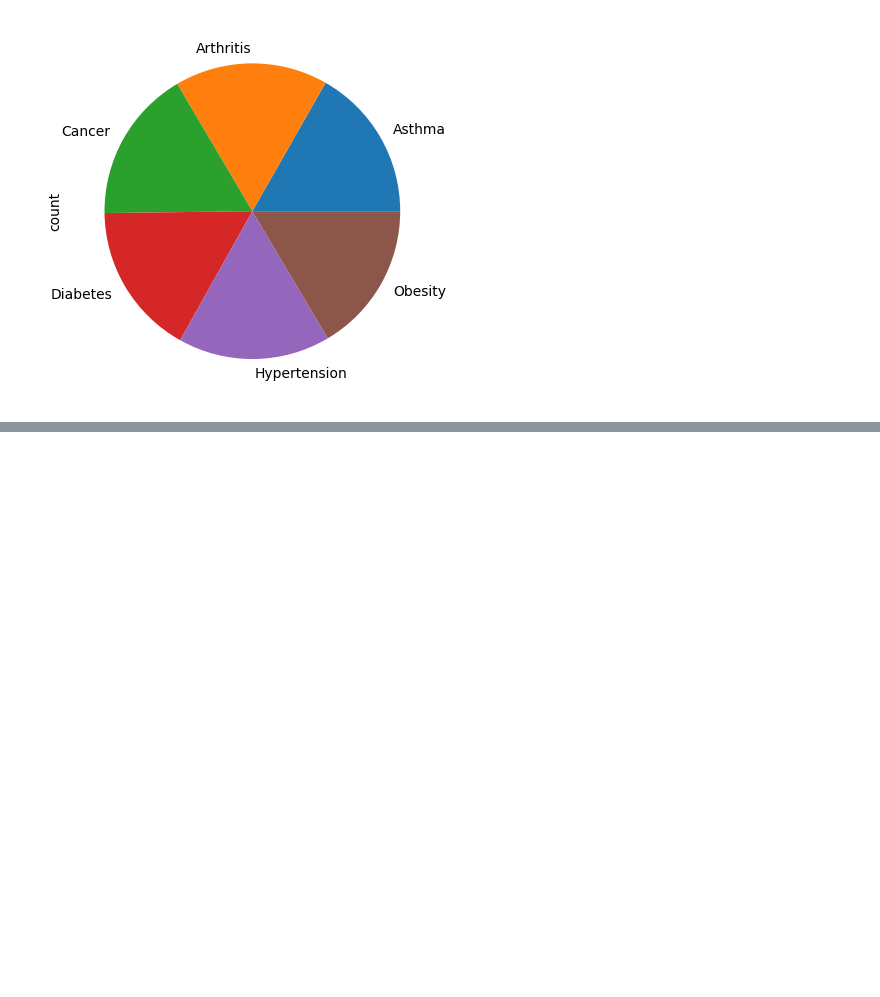
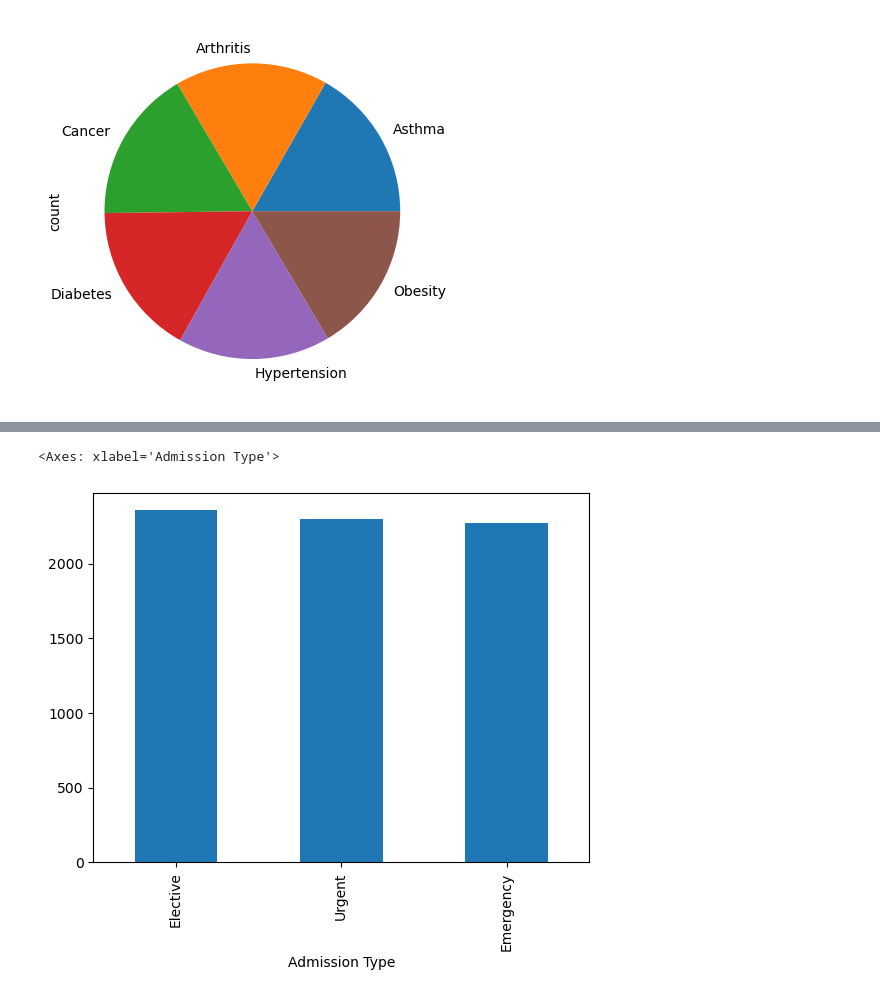
Before and after one commit to abwakujeff/Healthcare, a Jupyter notebook: Healthcare.ipynb, the cells around one changed output, grey strips where cells are left out. Cells and saved outputs as stored; diff of their text form; code cells hidden in the pictures; blank space fills up the shorter version.

```diff
--- a/Healthcare.ipynb
+++ b/Healthcare.ipynb
@@ -144,0 +156,5 @@ df['Medical Condition'].value_counts().plot(kind='pie')
+# %%
+df['Admission Type'].value_counts().plot(kind='bar')
+# %% [output]
+<Axes: xlabel='Admission Type'>
+[figure, added]
```
Also changed, not shown: parts of 27 cells of this notebook.
